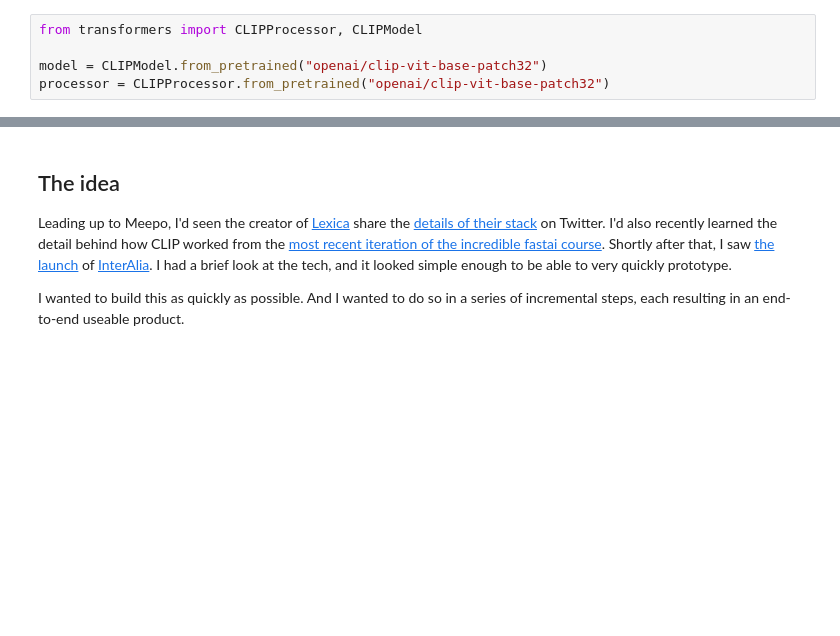
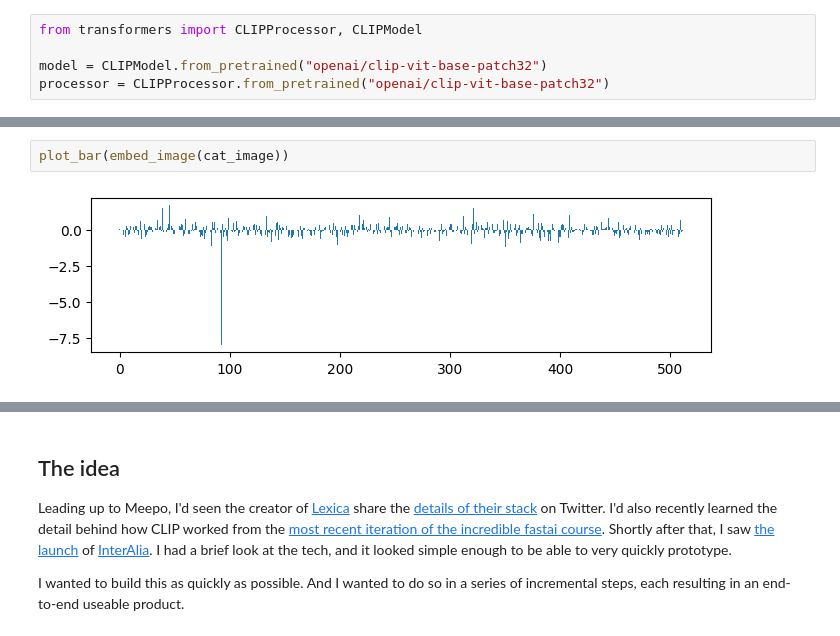
Before and after one commit to seeM/blog, a Jupyter notebook: posts/how-i-built-meepo-a-fashion-search-engine.ipynb, the cells around one changed output, grey strips where cells are left out. Drawn from its saved outputs; the diff is of its cells as text; blank space fills up the shorter version.

```diff
--- a/posts/how-i-built-meepo-a-fashion-search-engine.ipynb
+++ b/posts/how-i-built-meepo-a-fashion-search-engine.ipynb
@@ -93,0 +109,4 @@ ValueError: You have to specify input_ids
+# %%
+plot_bar(embed_image(cat_image))
+# %% [output]
+[figure, added]
```
Also changed, not shown: parts of 31 cells of this notebook, 1 other file.
